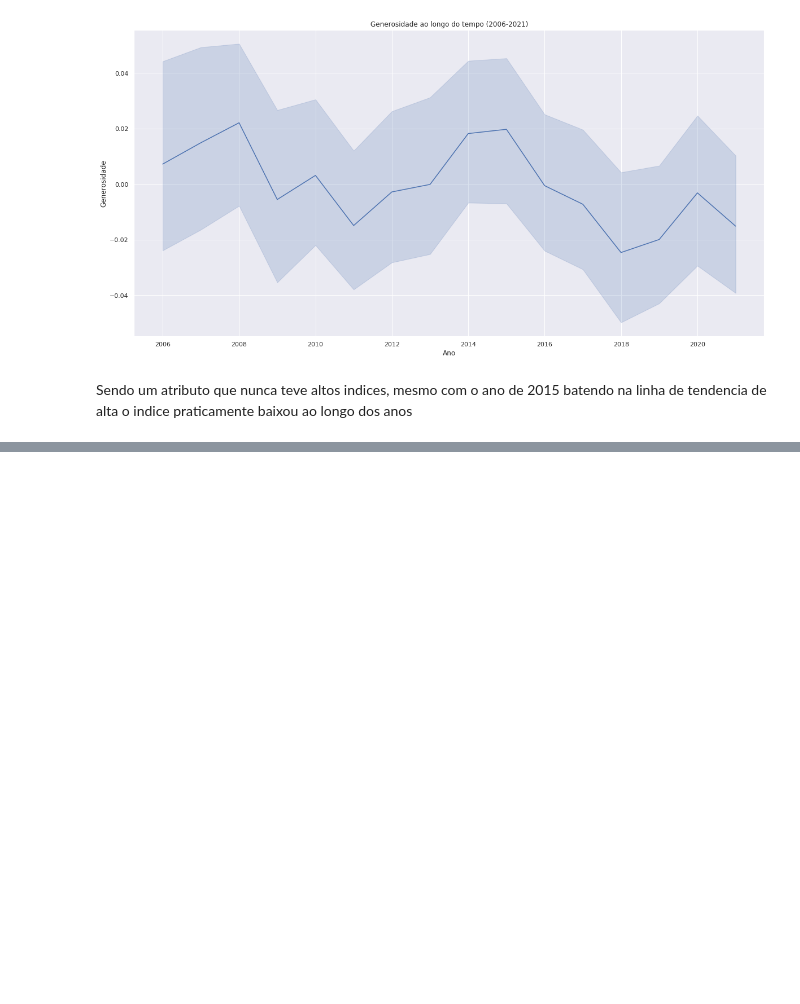
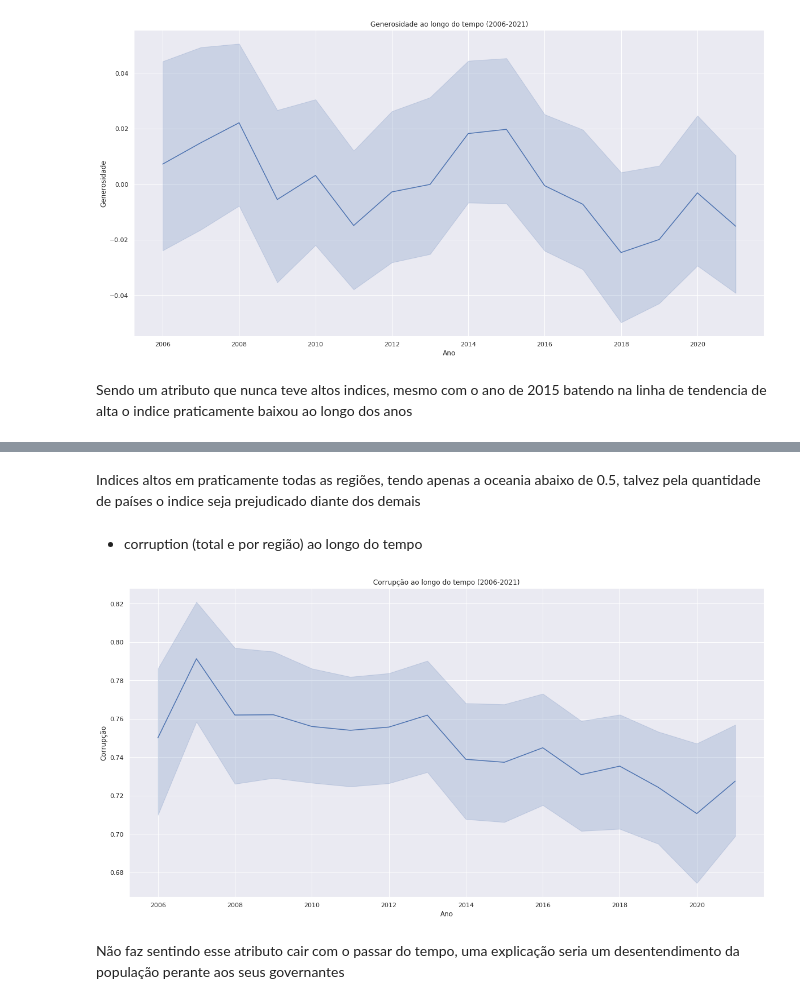
Before and after one commit to SalatielBairros/world-happiness-report, a Jupyter notebook: analysis/MultivariateAnalysis.ipynb, the cells around one changed output, grey strips where cells are left out. Cells and saved outputs as stored; diff of their text form; code cells hidden in the pictures; blank space fills up the shorter version.

```diff
--- a/analysis/MultivariateAnalysis.ipynb
+++ b/analysis/MultivariateAnalysis.ipynb
@@ -388,0 +435,19 @@ Sendo um atributo que nunca teve altos indices, mesmo com o ano de 2015 batendo
+# %% [markdown]
+Indices altos em praticamente todas as regiões, tendo apenas a oceania abaixo de 0.5, talvez pela quantidade de países o indice seja prejudicado diante dos demais
+# %% [markdown]
+* corruption (total e por região) ao longo do tempo
+# %%
+sns.set(rc={"figure.figsize":(20, 10)})
+
+sns.lineplot(data=dataset[dataset['year']>2005], x='year', y='corruption')
+
+plt.title('Corrupção ao longo do tempo (2006-2021)')
+
+plt.xlabel('Ano')
+plt.ylabel('Corrupção')
+
+plt.show()
+# %% [output]
+[figure, added]
+# %% [markdown]
+Não faz sentindo esse atributo cair com o passar do tempo, uma explicação seria um desentendimento da população perante aos seus governantes
```
Also changed, not shown: parts of 6 cells of this notebook.
